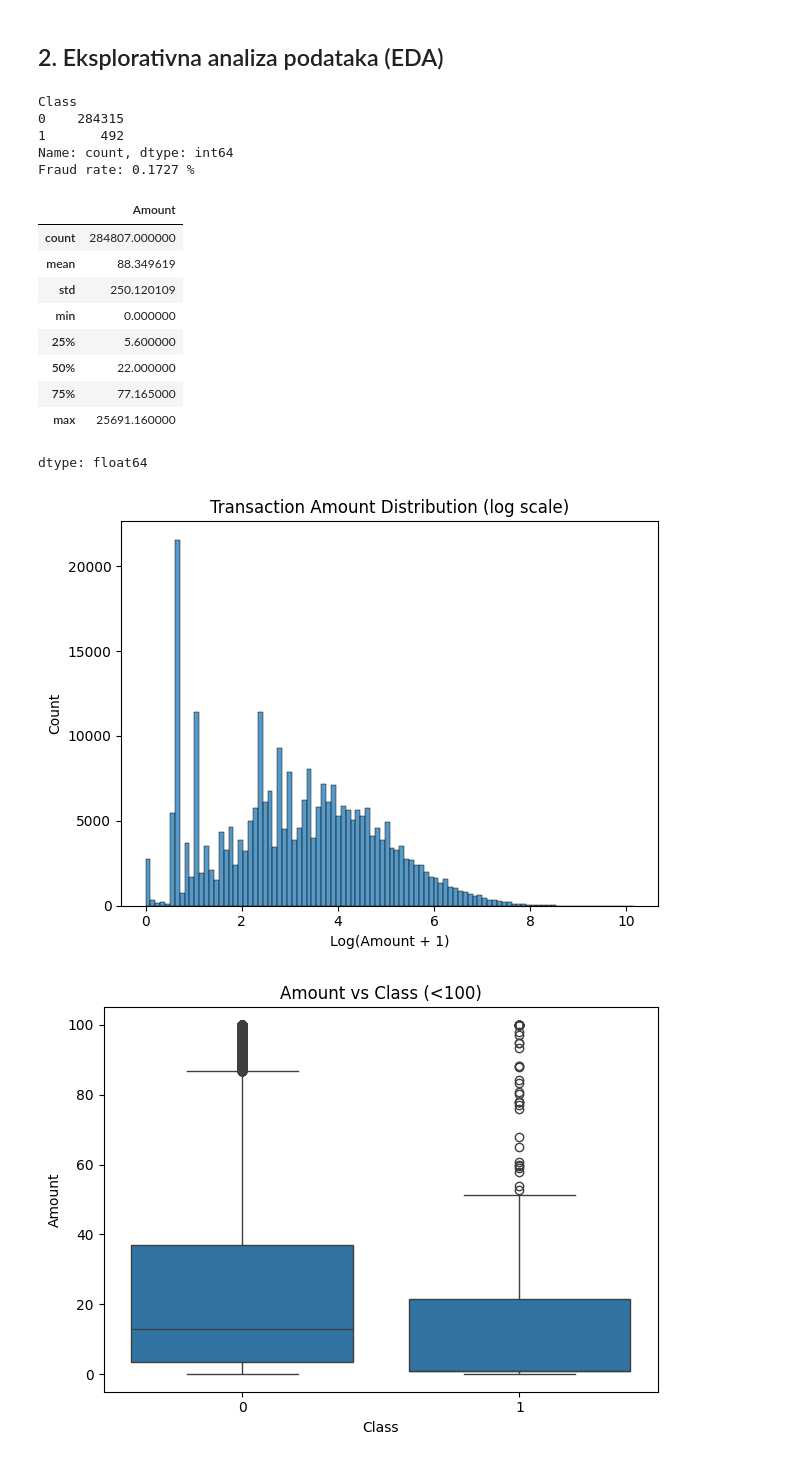
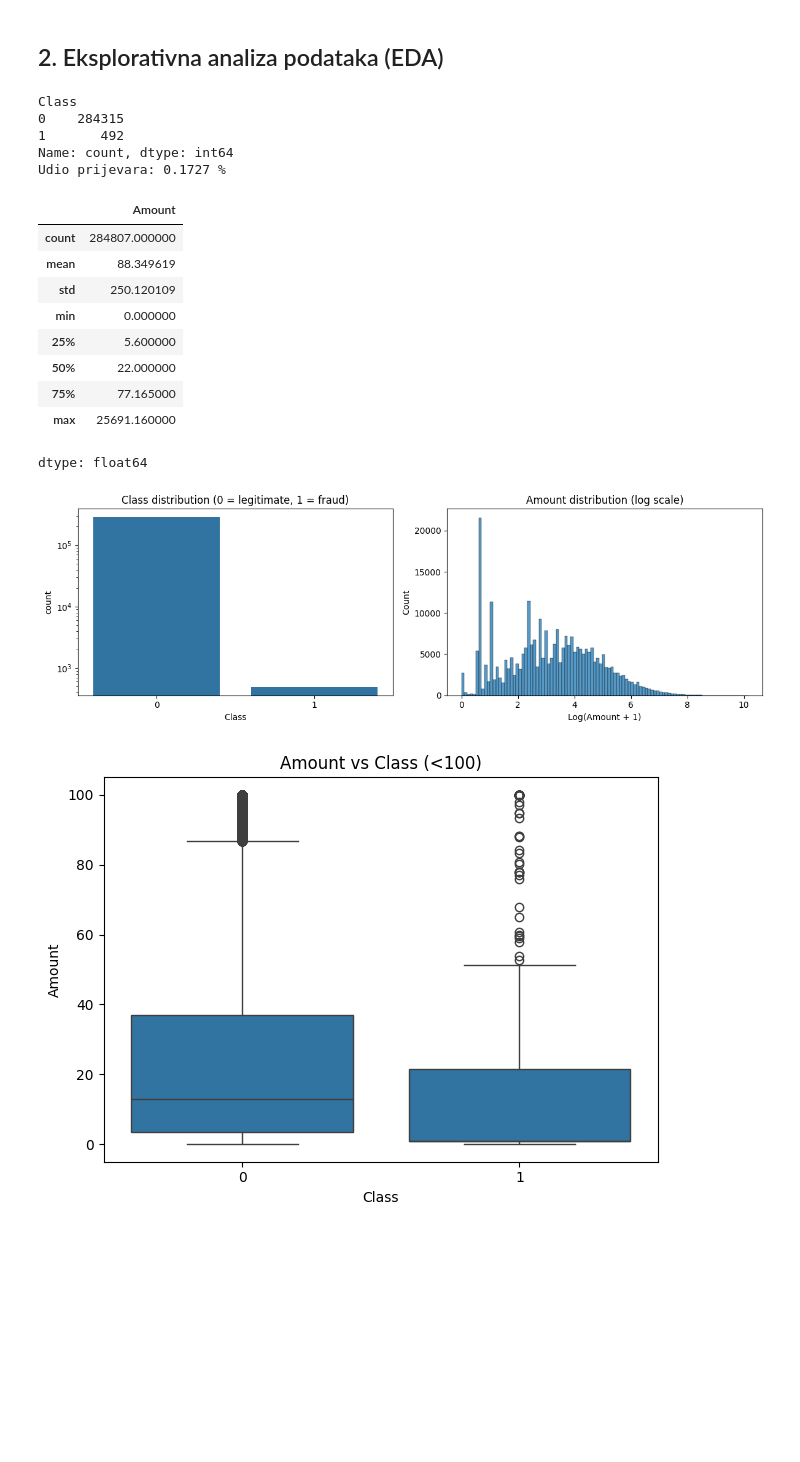
Before and after one commit to klarastankovic/anomaly-detection, a Jupyter notebook: isolation-forest/isolation_forest.ipynb, the cells around one changed output. Drawn from its saved outputs; the diff is of its cells as text; code cells hidden in the pictures; blank space fills up the shorter version.

```diff
--- a/isolation-forest/isolation_forest.ipynb
+++ b/isolation-forest/isolation_forest.ipynb
@@ -46,7 +46,7 @@ Using Colab cache for faster access to the 'creditcardfraud' dataset.
 ## 2. Eksplorativna analiza podataka (EDA)
 # %%
 print(df['Class'].value_counts())
-print(f"Fraud rate: {df['Class'].mean() * 100:.4f} %")
+print(f"Udio prijevara: {df['Class'].mean() * 100:.4f} %")
 
 df['Amount'].describe()
 # %% [output]
@@ -54,7 +54,7 @@ Class
 0    284315
 1       492
 Name: count, dtype: int64
-Fraud rate: 0.1727 %
+Udio prijevara: 0.1727 %
 |  | Amount |
 | count | 284807.000000 |
 | mean | 88.349619 |
@@ -66,13 +66,18 @@ Fraud rate: 0.1727 %
 | max | 25691.160000 |
 dtype: float64
 # %%
-sns.histplot(np.log1p(df['Amount']), bins=100)
-plt.title('Transaction Amount Distribution (log scale)')
+fig, axes = plt.subplots(1, 2, figsize=(12, 4))
+sns.countplot(x='Class', data=df, ax=axes[0])
+axes[0].set_title('Class distribution (0 = legitimate, 1 = fraud)')
+axes[0].set_yscale('log')
+
+sns.histplot(np.log1p(df['Amount']), bins=100, ax=axes[1])
+axes[1].set_title('Amount distribution (log scale)')
 plt.xlabel('Log(Amount + 1)')
 plt.tight_layout()
 plt.show()
 # %% [output]
-[figure, old version]
+[figure, new version]
 # %%
 sns.boxplot(data=df[df['Amount']<100], x='Class', y='Amount')
 plt.title('Amount vs Class (<100)')
```
Also changed, not shown: parts of 55 cells of this notebook, 8 other files.
